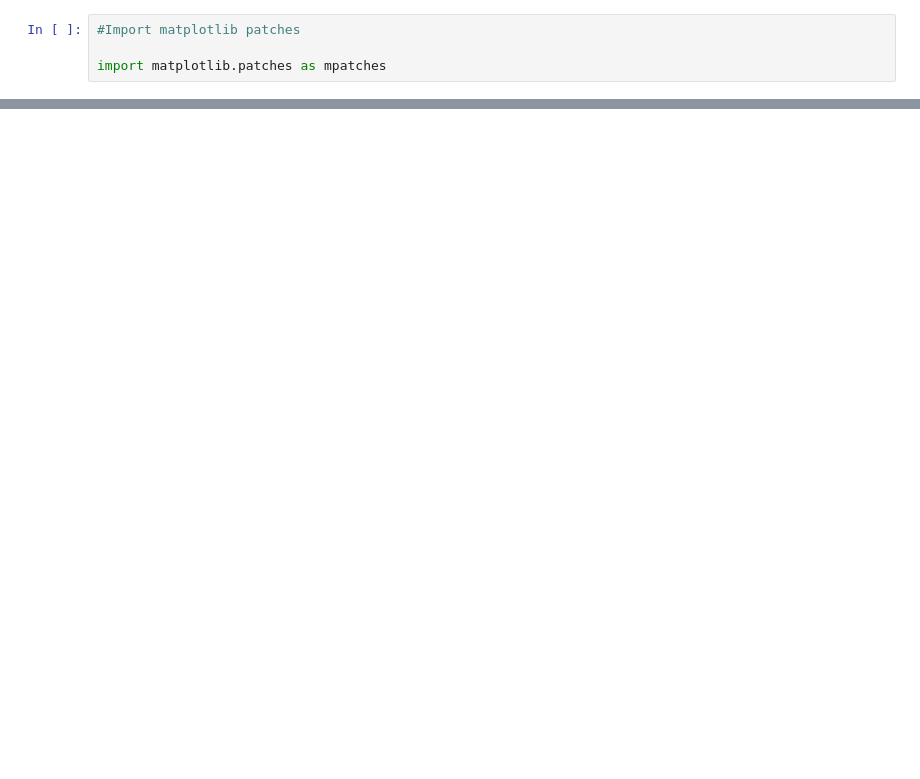
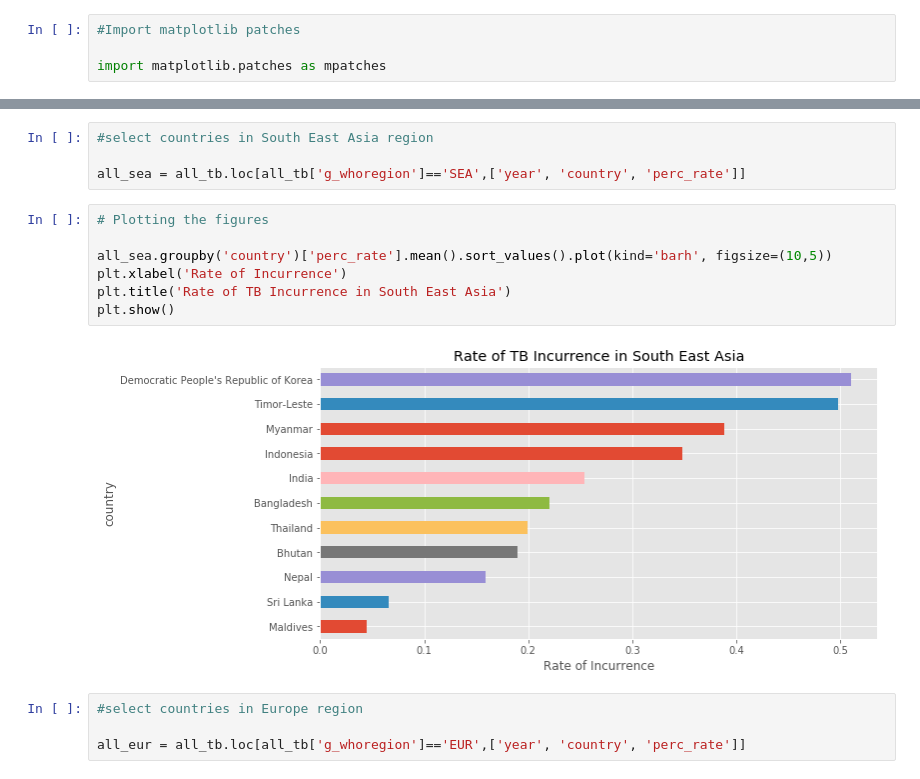
Before and after one commit to GabuTheGreat/python_analysis, a Jupyter notebook: TB Analysis using Python.ipynb, the cells around one changed output, grey strips where cells are left out. Drawn from its saved outputs; the diff is of its cells as text; blank space fills up the shorter version.

```diff
--- a/TB Analysis using Python.ipynb
+++ b/TB Analysis using Python.ipynb
@@ -572,0 +638,17 @@ plt.show()
+# %%
+#select countries in South East Asia region
+
+all_sea = all_tb.loc[all_tb['g_whoregion']=='SEA',['year', 'country', 'perc_rate']]
+# %%
+# Plotting the figures
+
+all_sea.groupby('country')['perc_rate'].mean().sort_values().plot(kind='barh', figsize=(10,5))
+plt.xlabel('Rate of Incurrence')
+plt.title('Rate of TB Incurrence in South East Asia')
+plt.show()
+# %% [output]
+[figure, added]
+# %%
+#select countries in Europe region
+
+all_eur = all_tb.loc[all_tb['g_whoregion']=='EUR',['year', 'country', 'perc_rate']]
```
Also changed, not shown: parts of 19 cells of this notebook, 3 other files.
